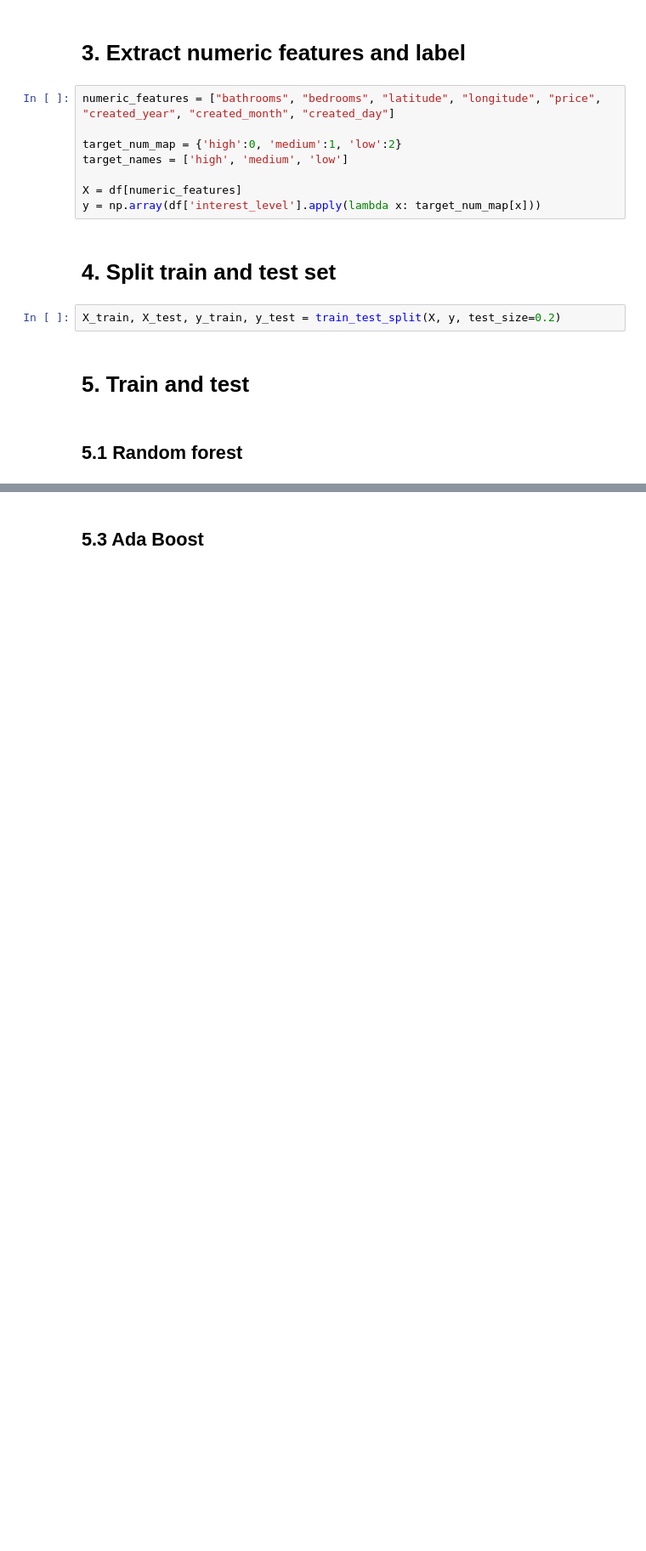
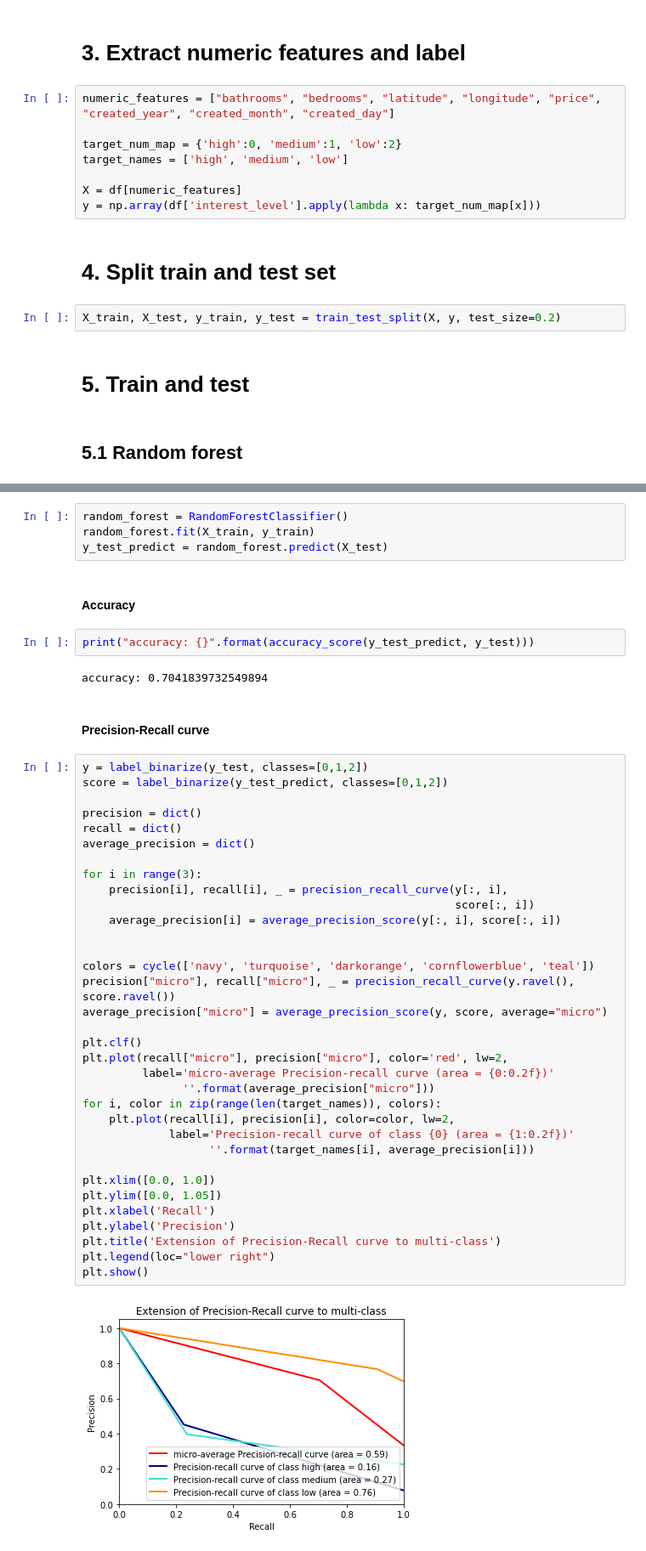
Before and after one commit to Wenrui-Fang/Apartment-interest-level-prediction, a Jupyter notebook: Make predictions with Random Forest and Support Vector Machine and Ada Boost.ipynb, the cells around one changed output, grey strips where cells are left out. Shown at 85% size. Drawn from its saved outputs; the diff is of its cells as text; blank space fills up the shorter version.

Commit message:
added Random Forest model

```diff
--- a/Make predictions with Random Forest and Support Vector Machine and Ada Boost.ipynb
+++ b/Make predictions with Random Forest and Support Vector Machine and Ada Boost.ipynb
@@ -61,2 +59,48 @@ X_train, X_test, y_train, y_test = train_test_split(X, y, test_size=0.2)
-# %% [markdown]
-## 5.3 Ada Boost
+# %%
+random_forest = RandomForestClassifier()
+random_forest.fit(X_train, y_train)
+y_test_predict = random_forest.predict(X_test)
+# %% [markdown]
+#### Accuracy
+# %%
+print("accuracy: {}".format(accuracy_score(y_test_predict, y_test)))
+# %% [output]
+accuracy: 0.7041839732549894
+# %% [markdown]
+#### Precision-Recall curve
+# %%
+y = label_binarize(y_test, classes=[0,1,2])
+score = label_binarize(y_test_predict, classes=[0,1,2])
+
+precision = dict()
+recall = dict()
+average_precision = dict()
+
+for i in range(3):
+    precision[i], recall[i], _ = precision_recall_curve(y[:, i],
+                                                        score[:, i])
+    average_precision[i] = average_precision_score(y[:, i], score[:, i])
+
+
+colors = cycle(['navy', 'turquoise', 'darkorange', 'cornflowerblue', 'teal'])
+precision["micro"], recall["micro"], _ = precision_recall_curve(y.ravel(), score.ravel())
+average_precision["micro"] = average_precision_score(y, score, average="micro")
+
+plt.clf()
+plt.plot(recall["micro"], precision["micro"], color='red', lw=2,
+         label='micro-average Precision-recall curve (area = {0:0.2f})'
+               ''.format(average_precision["micro"]))
+for i, color in zip(range(len(target_names)), colors):
+    plt.plot(recall[i], precision[i], color=color, lw=2,
+             label='Precision-recall curve of class {0} (area = {1:0.2f})'
+                   ''.format(target_names[i], average_precision[i]))
+
+plt.xlim([0.0, 1.0])
+plt.ylim([0.0, 1.05])
+plt.xlabel('Recall')
+plt.ylabel('Precision')
+plt.title('Extension of Precision-Recall curve to multi-class')
+plt.legend(loc="lower right")
+plt.show()
+# %% [output]
+[figure, added]
```
Also changed, not shown: parts of 9 cells of this notebook.
